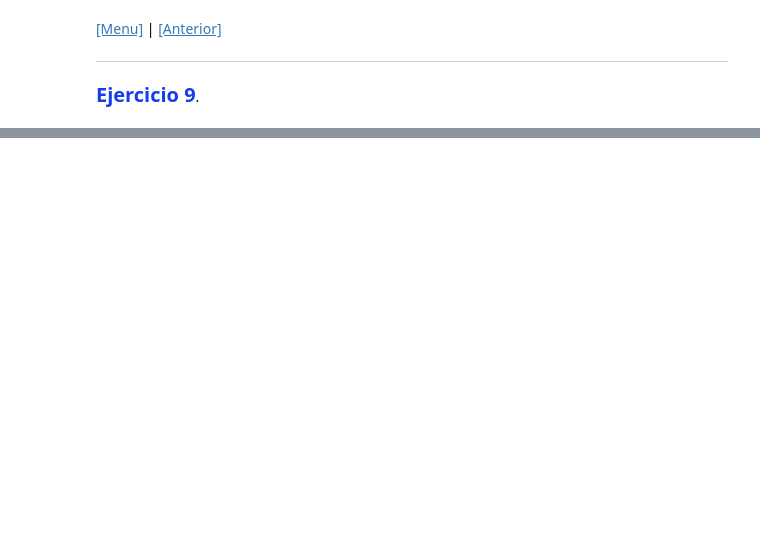
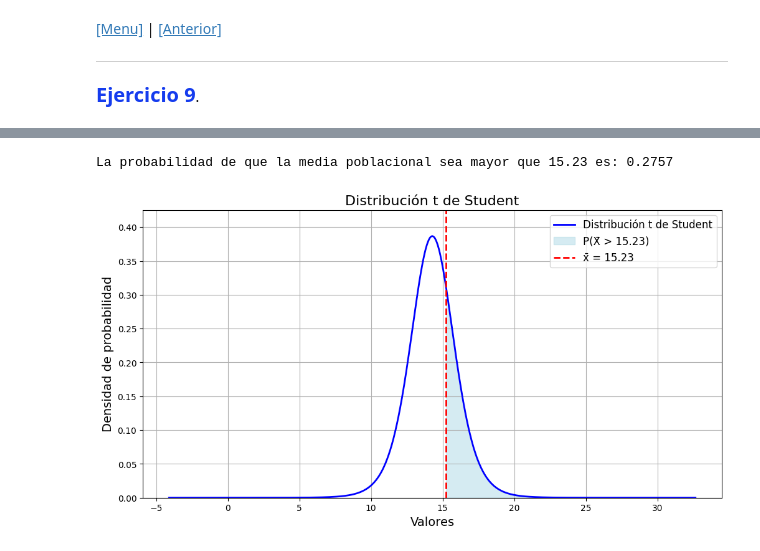
Before and after one commit to FerGonzaga/EjerciciosT4, a Jupyter notebook: t-student.ipynb, the cells around one changed output, grey strips where cells are left out. Saved outputs shown, nothing was run; the diff lists cells and outputs as text; code cells hidden in the pictures; blank space fills up the shorter version.

```diff
--- a/t-student.ipynb
+++ b/t-student.ipynb
@@ -132,0 +230,45 @@ Aquí el código
+# %%
+import numpy as np
+import scipy.stats as stats
+import matplotlib.pyplot as plt
+
+# Datos de asistencia
+asistencia = np.array([8.8, 14.0, 21.3, 7.9, 12.5, 20.6, 16.3, 14.1, 13.0])
+n = len(asistencia)
+media_muestra = np.mean(asistencia)
+desviacion_muestral = np.std(asistencia, ddof=1)
+
+# Parámetros para la población
+media_poblacional = 15.23
+
+# Cálculo de la probabilidad P(X̄ > 15.23)
+t_calculado = (media_poblacional - media_muestra) / (desviacion_muestral / np.sqrt(n))
+
+# Grados de libertad
+df = n - 1
+
+# Cálculo de la probabilidad
+probabilidad = 1 - stats.t.cdf(t_calculado, df)
+
+print(f"La probabilidad de que la media poblacional sea mayor que {media_poblacional} es: {probabilidad:.4f}")
+
+# Gráfica de la Distribución t
+x_values = np.linspace(media_muestra - 4 * desviacion_muestral,
+                       media_muestra + 4 * desviacion_muestral,
+                       1000)  # Aumentar el número de puntos a 1000
+y_values = stats.t.pdf((x_values - media_muestra) / (desviacion_muestral / np.sqrt(n)), df)
+
+plt.figure(figsize=(12, 6))
+plt.plot(x_values, y_values, label='Distribución t de Student', color='blue', linewidth=2)
+plt.fill_between(x_values, y_values, where=(x_values > media_poblacional), color='lightblue', alpha=0.5, label=f'P(X̄ > {media_poblacional})')
+plt.axvline(media_poblacional, color='red', linestyle='--', label=f'x̄ = {media_poblacional}', linewidth=2)
+plt.title('Distribución t de Student', fontsize=16)
+plt.xlabel('Valores', fontsize=14)
+plt.ylabel('Densidad de probabilidad', fontsize=14)
+plt.ylim(0, max(y_values) * 1.1)  # Ajustar límite superior del eje y
+plt.legend(fontsize=12)
+plt.grid()
+plt.show()
+# %% [output]
+La probabilidad de que la media poblacional sea mayor que 15.23 es: 0.2757
+[figure, added]
```
Also changed, not shown: parts of 13 cells of this notebook.
